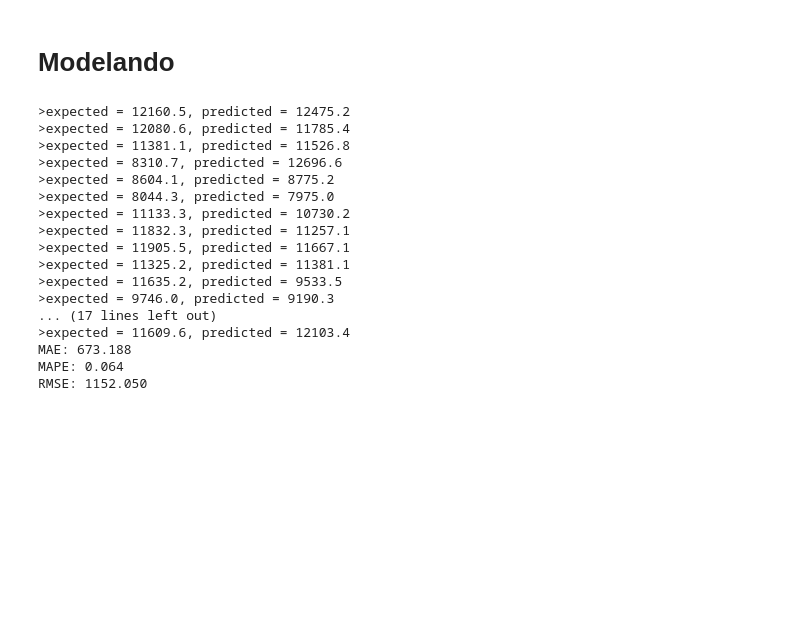
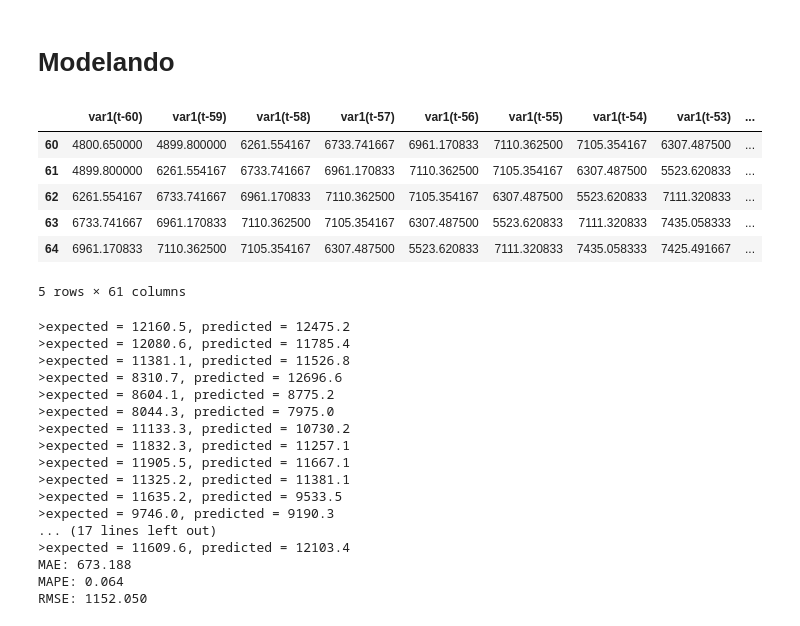
Before and after one commit to matheus-vizzotto/projecao_demanda_eletrica, a Jupyter notebook: models_tests/random_forest.ipynb, the cells around one changed output. Saved outputs shown, nothing was run; the diff lists cells and outputs as text; code cells hidden in the pictures; blank space fills up the shorter version.

```diff
--- a/models_tests/random_forest.ipynb
+++ b/models_tests/random_forest.ipynb
@@ -53,19 +43,25 @@ def series_to_supervised(data, n_in = 1, n_out = 1, dropnan = True):
     """
     n_vars = 1 if type(data) is list else data.shape[1]
     df = pd.DataFrame(data)
-    cols = list()
+    cols, names = list(), list()
     # input sequence (t-n, ... t-1)
     for i in range(n_in, 0, -1):
         cols.append(df.shift(i))
+        names += [('var%d(t-%d)' % (j+1, i)) for j in range(n_vars)]
     # forecast sequence (t, t+1, ... t+n)
     for i in range(0, n_out):
         cols.append(df.shift(-i))
+        if i == 0:
+            names += [('var%d(t)' % (j+1)) for j in range(n_vars)]
+        else:
+            names += [('var%d(t+%d)' % (j+1, i)) for j in range(n_vars)]
     # put it all together
     agg = pd.concat(cols, axis = 1)
+    agg.columns = names
     # drop rows with NaN values
     if dropnan:
         agg.dropna(inplace = True)
-    return agg.values
+    return agg
 # %%
 # split a univariate dataset into train/test sets
 def train_test_split(data, n_test):
@@ -132,4 +132,18 @@ def walk_forward_validation(data, n_test):
 # %%
 # transform the time series data into supervised learning
 values = df_load_sul.values.tolist()
+# %%
+# Define the number of lag observations as input (X)
+lag = 60 #ou 60
+
+data = series_to_supervised(values, n_in = lag)
+data.head(5)
+# %% [output]
+|  | var1(t-60) | var1(t-59) | var1(t-58) | var1(t-57) | var1(t-56) | var1(t-55) | var1(t-54) | var1(t-53) | ... |
+| 60 | 4800.650000 | 4899.800000 | 6261.554167 | 6733.741667 | 6961.170833 | 7110.362500 | 7105.354167 | 6307.487500 | ... |
+| 61 | 4899.800000 | 6261.554167 | 6733.741667 | 6961.170833 | 7110.362500 | 7105.354167 | 6307.487500 | 5523.620833 | ... |
+| 62 | 6261.554167 | 6733.741667 | 6961.170833 | 7110.362500 | 7105.354167 | 6307.487500 | 5523.620833 | 7111.320833 | ... |
+| 63 | 6733.741667 | 6961.170833 | 7110.362500 | 7105.354167 | 6307.487500 | 5523.620833 | 7111.320833 | 7435.058333 | ... |
+| 64 | 6961.170833 | 7110.362500 | 7105.354167 | 6307.487500 | 5523.620833 | 7111.320833 | 7435.058333 | 7425.491667 | ... |
+5 rows × 61 columns
 # %%
```
Also changed, not shown: parts of 6 cells of this notebook.
